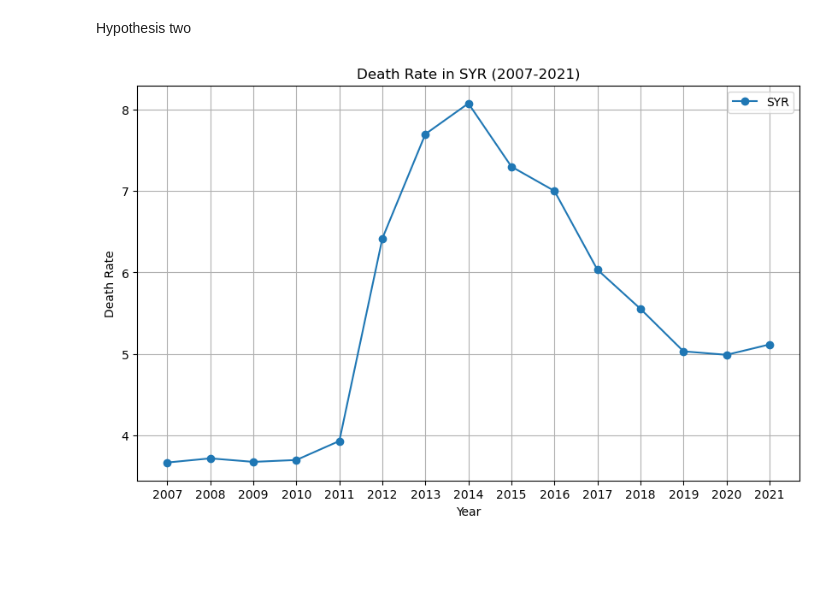
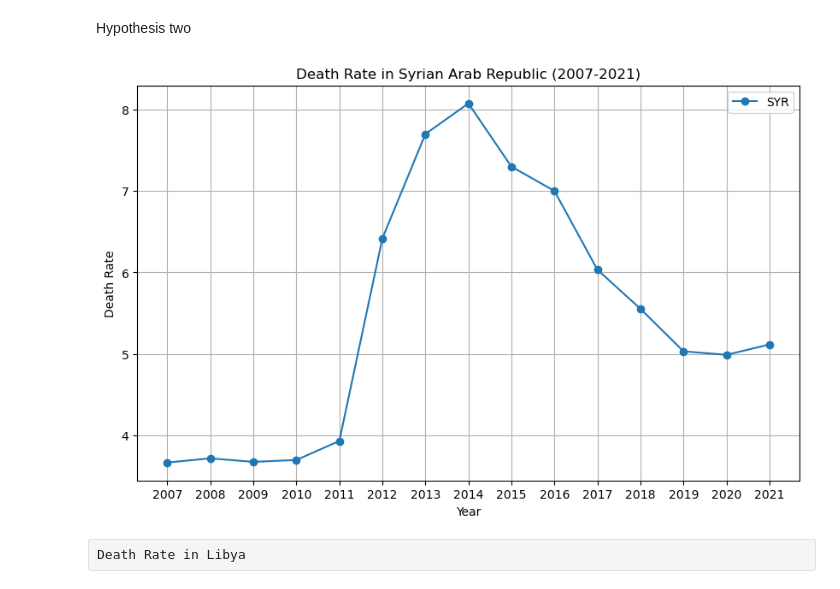
Before and after one commit to Huahuahaha/2023Fall_Projects, a Jupyter notebook: Hypothesis Report.ipynb, the cells around one changed output. Saved outputs shown, nothing was run; the diff lists cells and outputs as text; code cells hidden in the pictures; blank space fills up the shorter version.

Commit message:
Hypothesis two data add and process finish

```diff
--- a/Hypothesis Report.ipynb
+++ b/Hypothesis Report.ipynb
@@ -75,4 +75,7 @@ syrian_dt = functions.ext_sel_da(dr_data, 'SYR', 2007, 2021)
 # %%
-functions.plot_dt_draw(syrian_dt, 'SYR', 1)
+syrian_dt = functions.ext_sel_da(dr_data, 'SYR', 2007, 2021)
+functions.plot_dt_draw(syrian_dt, 'SYR', 'Syrian Arab Republic', 1)
 # %% [output]
-[figure, old version]
+[figure, new version]
+# %% [raw]
+Death Rate in Libya
```
Also changed, not shown: parts of 7 cells of this notebook, 3 other files.
